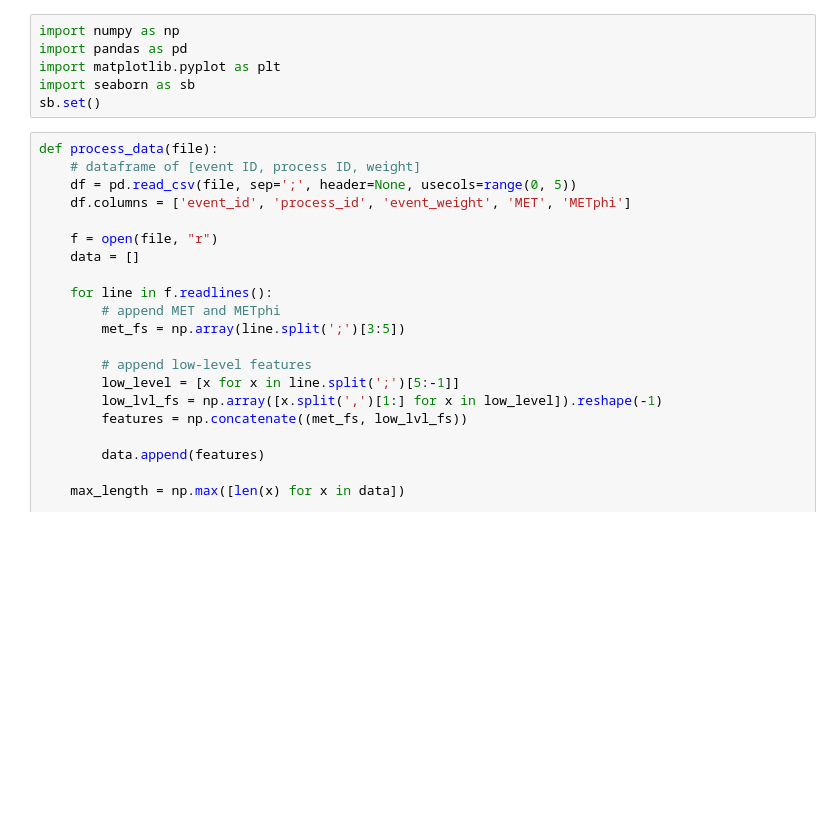
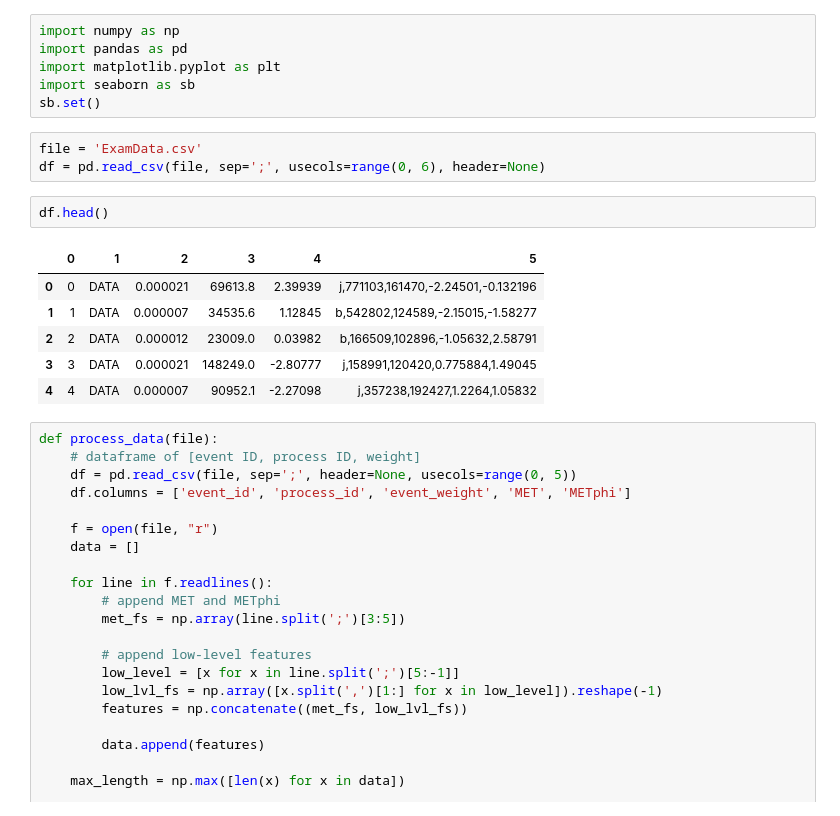
Before and after one commit to kaspardaemen/mippa_exam, a Jupyter notebook: Data_analysis.ipynb, the cells around one changed output. Drawn from its saved outputs; the diff is of its cells as text; blank space fills up the shorter version.

```diff
--- a/Data_analysis.ipynb
+++ b/Data_analysis.ipynb
@@ -4,6 +4,18 @@ import pandas as pd
 import matplotlib.pyplot as plt
 import seaborn as sb
 sb.set()
+# %%
+file = 'ExamData.csv'
+df = pd.read_csv(file, sep=';', usecols=range(0, 6), header=None)
+# %%
+df.head()
+# %% [output]
+|  | 0 | 1 | 2 | 3 | 4 | 5 |
+| 0 | 0 | DATA | 0.000021 | 69613.8 | 2.39939 | j,771103,161470,-2.24501,-0.132196 |
+| 1 | 1 | DATA | 0.000007 | 34535.6 | 1.12845 | b,542802,124589,-2.15015,-1.58277 |
+| 2 | 2 | DATA | 0.000012 | 23009.0 | 0.03982 | b,166509,102896,-1.05632,2.58791 |
+| 3 | 3 | DATA | 0.000021 | 148249.0 | -2.80777 | j,158991,120420,0.775884,1.49045 |
+| 4 | 4 | DATA | 0.000007 | 90952.1 | -2.27098 | j,357238,192427,1.2264,1.05832 |
 # %%
 def process_data(file):
     # dataframe of [event ID, process ID, weight]
```
Also changed, not shown: 35 other files.
